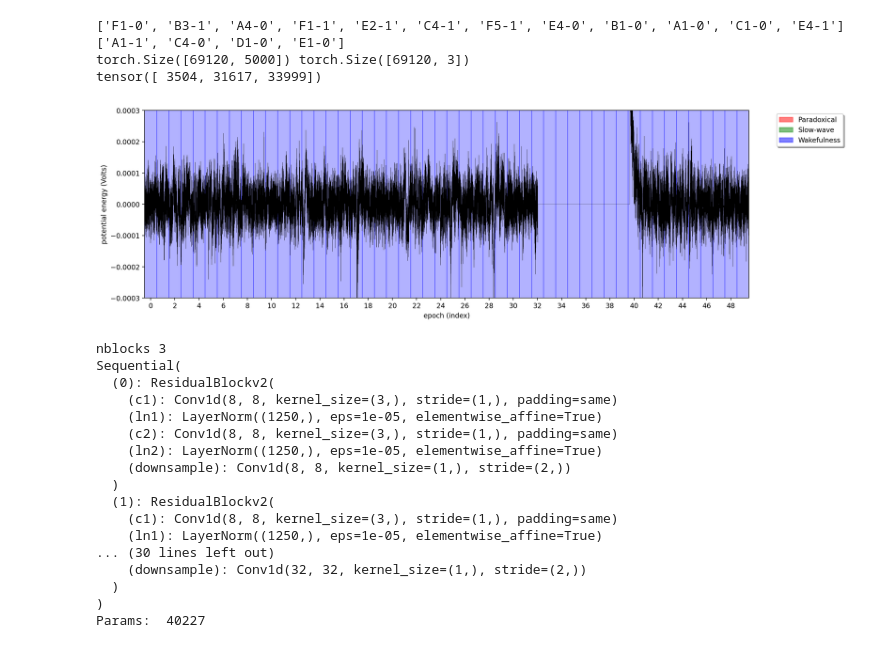
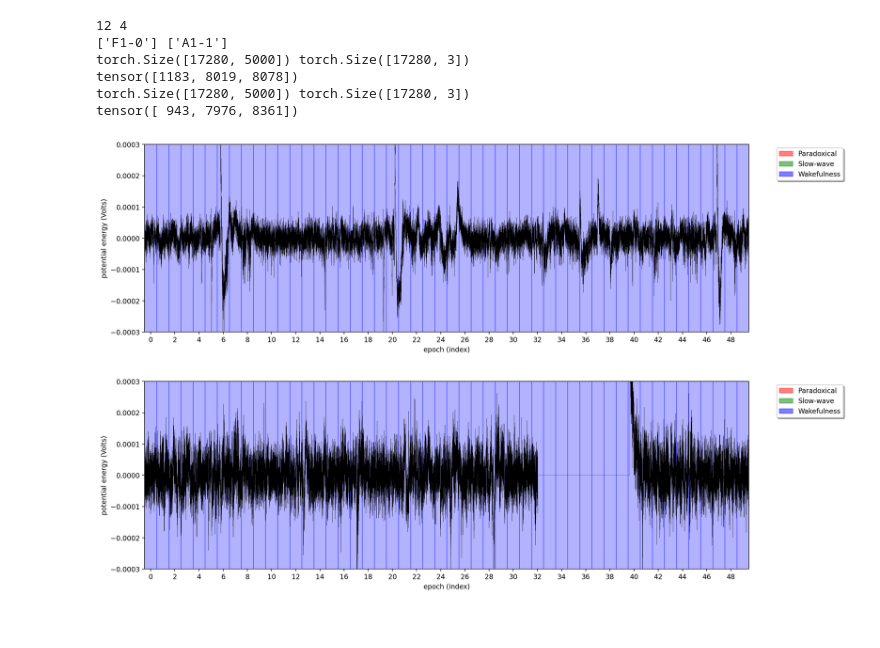
Before and after one commit to smithandrewk/sleep_ml, a Jupyter notebook: 8_lstm.ipynb, the cells around one changed output. Drawn from its saved outputs; the diff is of its cells as text; code cells hidden in the pictures.

```diff
--- a/8_lstm.ipynb
+++ b/8_lstm.ipynb
@@ -3,64 +3,58 @@
 %autoreload 2
 from lib.ekyn import *
 from sklearn.model_selection import train_test_split
 from torch import bincount
 from lib.utils import plot_eeg_and_labels
 from lib.models import MLP
 from tqdm import tqdm
 from torch import optim
 from torch import nn
 import matplotlib.pyplot as plt
 from torch.utils.data import TensorDataset,DataLoader,Dataset
 import torch
 import numpy as np
 import random
 from lib.utils import evaluate
 from sklearn.metrics import ConfusionMatrixDisplay,classification_report
 from lib.env import DEVICE
 torch.manual_seed(0)
 np.random.seed(0)
 random.seed(0)
-from lib.utils import Windowset
 from torch.nn.functional import relu
+class Windowset(Dataset):
+    def __init__(self,X,y,windowsize):
+        self.windowsize = windowsize
+        self.X = cat([zeros(windowsize // 2,5000),X,zeros(windowsize // 2,5000)])
+        self.y = y
+
+    def __len__(self):
+        return len(self.y)
+
+    def __getitem__(self, idx):
+        return (self.X[idx:idx+self.windowsize],self.y[idx])
 windowsize = 3
 idx = get_ekyn_ids()
 train_idx,test_idx = train_test_split(idx,test_size=.25,random_state=0)
-test_idx = test_idx
+print(len(train_idx),len(test_idx))
+train_idx = train_idx[:1]
+test_idx = test_idx[:1]
 print(train_idx,test_idx)
+X,y = load_eeg_label_pairs(ids=train_idx)
+print(X.shape,y.shape)
+print(bincount(y.argmax(axis=1)))
+plot_eeg_and_labels(X,y.argmax(axis=1),start=0,duration=50)
+trainloader = DataLoader(Windowset(X,y,windowsize),batch_size=512,shuffle=True)
 X,y = load_eeg_label_pairs(ids=test_idx)
 print(X.shape,y.shape)
 print(bincount(y.argmax(axis=1)))
 plot_eeg_and_labels(X,y.argmax(axis=1),start=0,duration=50)
-devloader = DataLoader(Windowset(X,y,windowsize),batch_size=512,shuffle=False)
+devloader = DataLoader(Windowset(X,y,windowsize),batch_size=512,shuffle=True)
 # %% [output]
-['F1-0', 'B3-1', 'A4-0', 'F1-1', 'E2-1', 'C4-1', 'F5-1', 'E4-0', 'B1-0', 'A1-0', 'C1-0', 'E4-1'] ['A1-1', 'C4-0', 'D1-0', 'E1-0']
-torch.Size([69120, 5000]) torch.Size([69120, 3])
-tensor([ 3504, 31617, 33999])
+12 4
+['F1-0'] ['A1-1']
+torch.Size([17280, 5000]) torch.Size([17280, 3])
+tensor([1183, 8019, 8078])
+torch.Size([17280, 5000]) torch.Size([17280, 3])
+tensor([ 943, 7976, 8361])
-[figure, old version]
+[figure, new version]
+[figure, added]
-# %%
-from lib.models import ResNetv3
-model = ResNetv3(windowsize=1,starting_filters=8,n_blocks=3)
-criterion = nn.CrossEntropyLoss()
-params = sum([p.flatten().size()[0] for p in list(model.parameters())])
-print("Params: ",params)
-
-# PROJECT_DIR = f'../projects/8'
-# model.load_state_dict(torch.load(f=f'{PROJECT_DIR}/best.f1.pt', map_location='cpu'))
-# %% [output]
-nblocks 3
-Sequential(
-  (0): ResidualBlockv2(
-    (c1): Conv1d(8, 8, kernel_size=(3,), stride=(1,), padding=same)
-    (ln1): LayerNorm((1250,), eps=1e-05, elementwise_affine=True)
-    (c2): Conv1d(8, 8, kernel_size=(3,), stride=(1,), padding=same)
-    (ln2): LayerNorm((1250,), eps=1e-05, elementwise_affine=True)
-    (downsample): Conv1d(8, 8, kernel_size=(1,), stride=(2,))
-  )
-  (1): ResidualBlockv2(
-    (c1): Conv1d(8, 8, kernel_size=(3,), stride=(1,), padding=same)
-    (ln1): LayerNorm((1250,), eps=1e-05, elementwise_affine=True)
-... (30 lines left out)
-    (downsample): Conv1d(32, 32, kernel_size=(1,), stride=(2,))
-  )
-)
-Params:  40227
```
Also changed, not shown: parts of 8 cells of this notebook, 1 other file.
